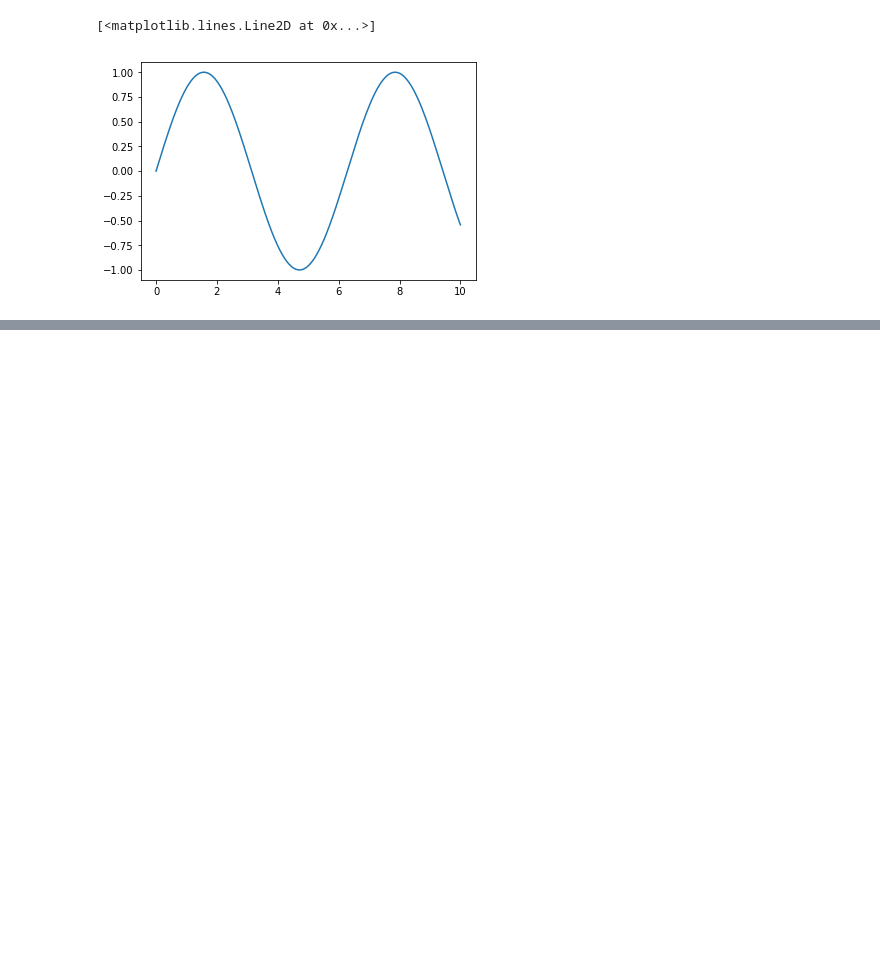
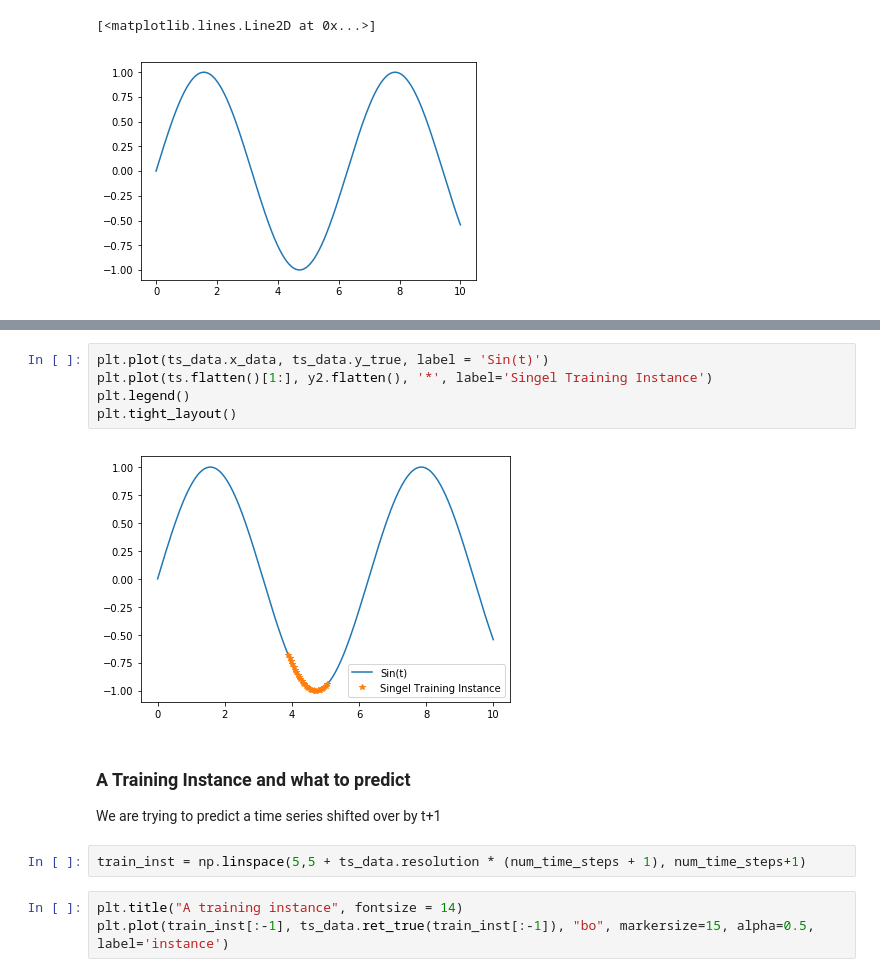
Before and after one commit to RollyAngell/RNN-Learning, a Jupyter notebook: Untitled.ipynb, the cells around one changed output, grey strips where cells are left out. Drawn from its saved outputs; the diff is of its cells as text; blank space fills up the shorter version.

Commit message:
A Training Instance and what to predict

```diff
--- a/Untitled.ipynb
+++ b/Untitled.ipynb
@@ -42,0 +52,15 @@ plt.plot(ts_data.x_data,ts_data.y_true)
+# %%
+plt.plot(ts_data.x_data, ts_data.y_true, label = 'Sin(t)')
+plt.plot(ts.flatten()[1:], y2.flatten(), '*', label='Singel Training Instance')
+plt.legend()
+plt.tight_layout()
+# %% [output]
+[figure, added]
+# %% [markdown]
+### A Training Instance and what to predict
+We are trying to predict a time series shifted over by t+1
+# %%
+train_inst = np.linspace(5,5 + ts_data.resolution * (num_time_steps + 1), num_time_steps+1)
+# %%
+plt.title("A training instance", fontsize = 14)
+plt.plot(train_inst[:-1], ts_data.ret_true(train_inst[:-1]), "bo", markersize=15, alpha=0.5, label='instance')
```
Also changed, not shown: parts of 3 cells of this notebook.
